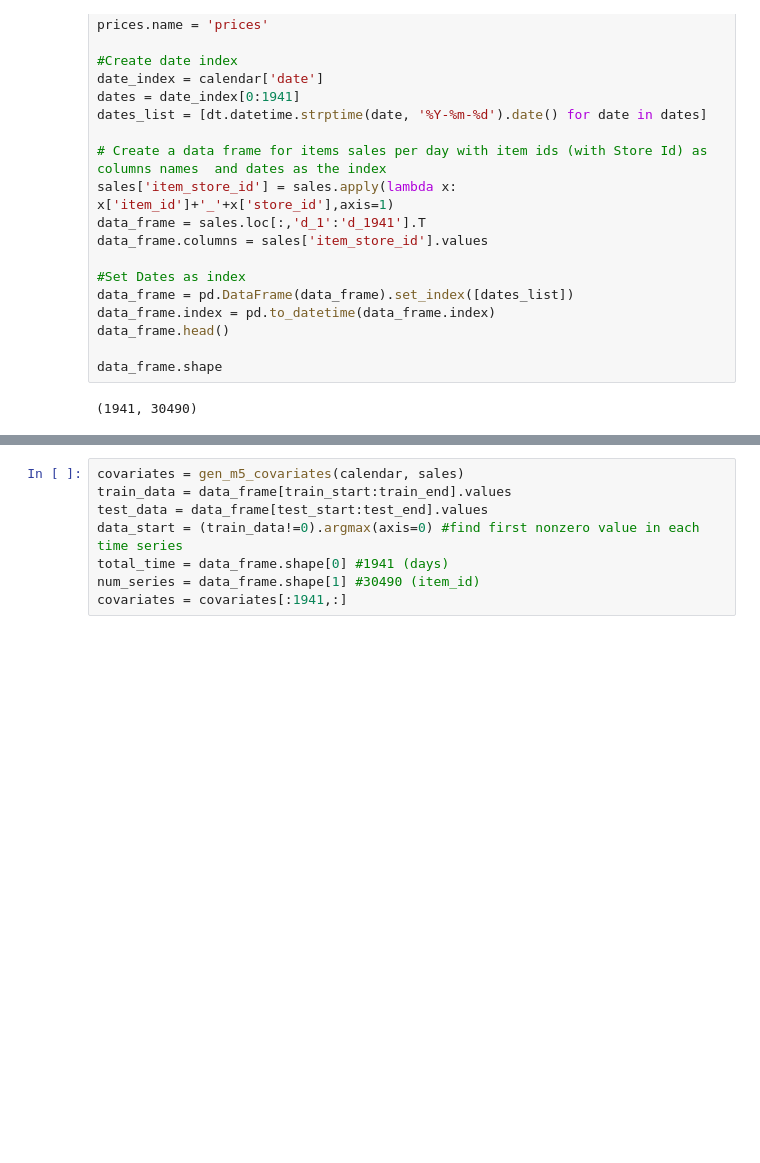
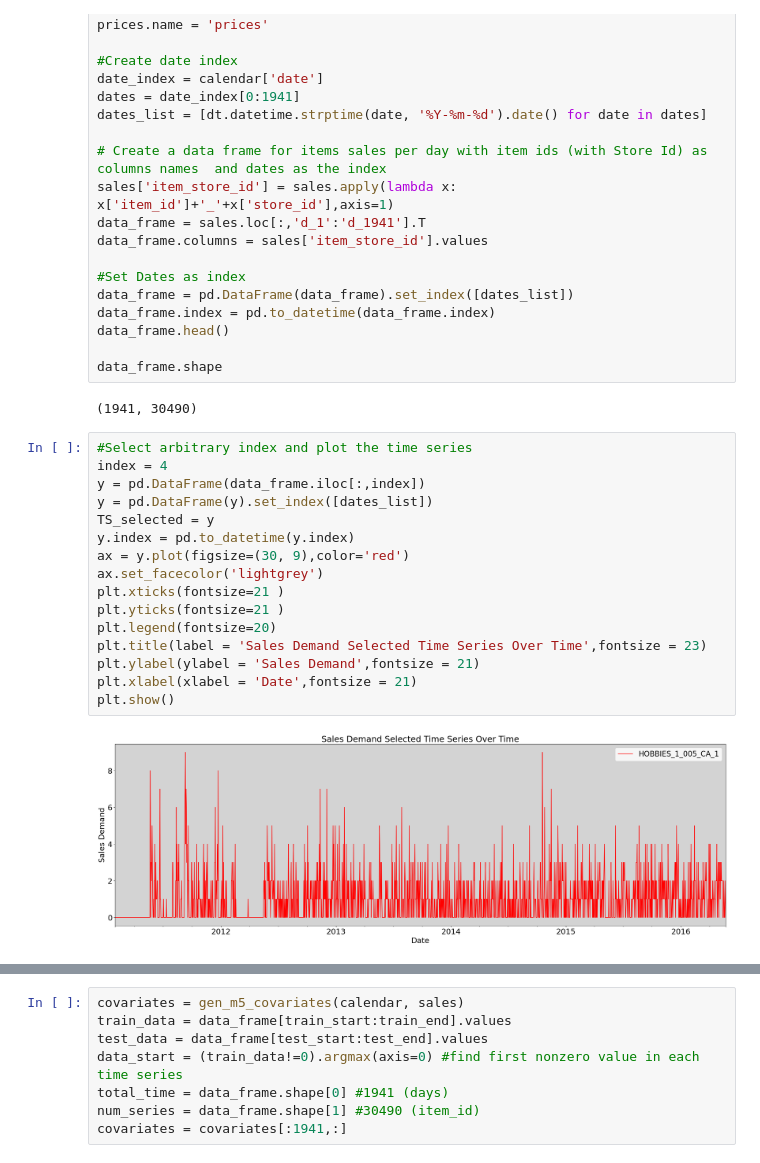
Before and after one commit to miloscola/Capsrone23-DeepAR, a Jupyter notebook: tranformer_M5.ipynb, the cells around one changed output, grey strips where cells are left out. Saved outputs shown, nothing was run; the diff lists cells and outputs as text; blank space fills up the shorter version.

```diff
--- a/tranformer_M5.ipynb
+++ b/tranformer_M5.ipynb
@@ -81,3 +88,21 @@ data_frame.head()
 data_frame.shape
 # %% [output]
 (1941, 30490)
+# %%
+#Select arbitrary index and plot the time series
+index = 4
+y = pd.DataFrame(data_frame.iloc[:,index])
+y = pd.DataFrame(y).set_index([dates_list])
+TS_selected = y
+y.index = pd.to_datetime(y.index)
+ax = y.plot(figsize=(30, 9),color='red')
+ax.set_facecolor('lightgrey')
+plt.xticks(fontsize=21 )
+plt.yticks(fontsize=21 )
+plt.legend(fontsize=20)
+plt.title(label = 'Sales Demand Selected Time Series Over Time',fontsize = 23)
+plt.ylabel(ylabel = 'Sales Demand',fontsize = 21)
+plt.xlabel(xlabel = 'Date',fontsize = 21)
+plt.show()
+# %% [output]
+[figure, added]
```
Also changed, not shown: parts of 11 cells of this notebook, 4 other files.
